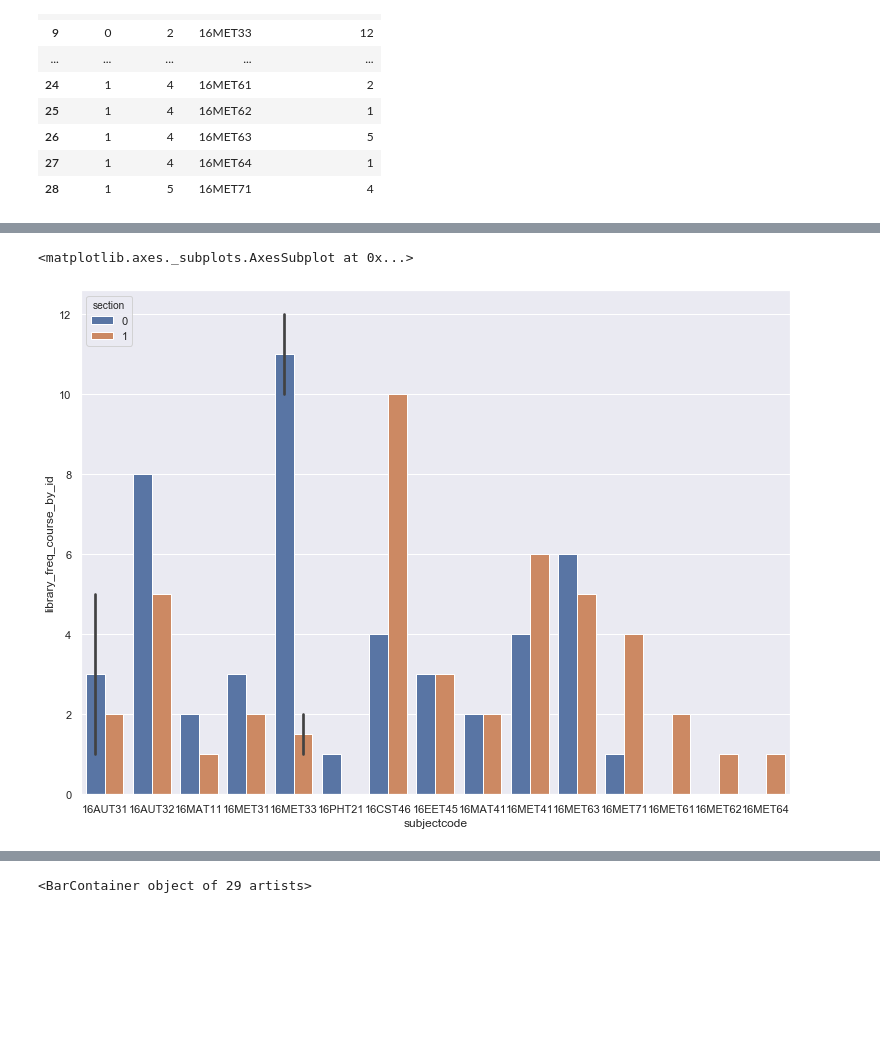
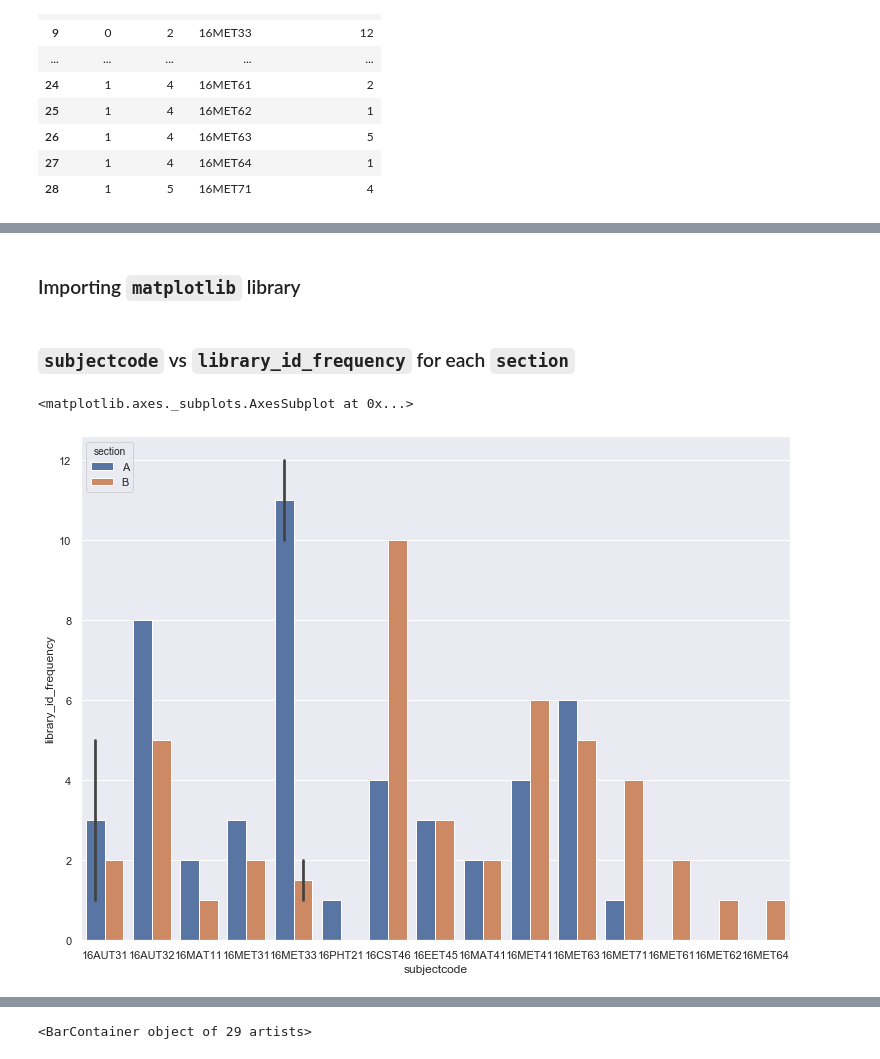
Before and after one commit to ShyamGurunath/Library_Project, a Jupyter notebook: docs/source/batch17.ipynb, the cells around one changed output, grey strips where cells are left out. Cells and saved outputs as stored; diff of their text form; code cells hidden in the pictures; blank space fills up the shorter version.

````diff
--- a/docs/source/batch17.ipynb
+++ b/docs/source/batch17.ipynb
@@ -61,2 +63,0 @@ def exam_cell_clean(data,sub_code):
-# %%
-exam = exam_cell_clean(exam_cell,sub_code)
@@ -175,11 +166,6 @@ new_lib
 # %%
 def mean_score(lib_data,exam_data):
     class_mean_per_sem = pd.DataFrame()
-    # class_mean_per_sem['mean_score_sec'] = exam_data.groupby(['section','semester','subjectcode'])['total'].mean()
     class_mean_per_sem['library_id_frequency'] = lib_data.groupby(['section','semester','subjectcode'])['id'].count()
     class_mean_per_sem.reset_index(inplace=True)
-    course_mean_per_sem = pd.DataFrame()
-    # course_mean_per_sem['course_mean_score'] = exam_data.groupby(['section','semester','subjectcode'])['total'].mean()
-    course_mean_per_sem['library_freq_course_by_id'] = lib_data.groupby(['section','semester','subjectcode'])['id'].count()
-    course_mean_per_sem.reset_index(inplace=True)
-    return class_mean_per_sem,course_mean_per_sem
+    return class_mean_per_sem
@@ -186,5 +174,5 @@ def mean_score(lib_data,exam_data):
 # %%
-class_mean_score,course_mean_score = mean_score(lib_data=new_lib,exam_data=exam)
+class_mean_score = mean_score(lib_data=new_lib,exam_data=exam)
 # %%
 class_mean_score
 # %% [output]
@@ -208,3 +198,3 @@ class_mean_score
 # %%
-course_mean_score['section'].replace(to_replace=0,value='A',inplace=True)
-course_mean_score['section'].replace(to_replace=1,value='B',inplace=True)
+class_mean_score['section'].replace(to_replace=0,value='A',inplace=True)
+class_mean_score['section'].replace(to_replace=1,value='B',inplace=True)
@@ -211,7 +221,11 @@ course_mean_score['section'].replace(to_replace=1,value='B',inplace=True)
+# %% [markdown]
+### Importing ```matplotlib``` library
 # %%
 import matplotlib.pyplot as plt
+# %% [markdown]
+### ```subjectcode``` vs ```library_id_frequency``` for each ```section```
 # %%
-sns.barplot(course_mean_score['subjectcode'],course_mean_score['library_freq_course_by_id'],hue='section',data=course_mean_score)
+sns.barplot(class_mean_score['subjectcode'],class_mean_score['library_id_frequency'],hue='section',data=class_mean_score,orient='v')
 # %% [output]
 <matplotlib.axes._subplots.AxesSubplot at 0x...>
-[figure, old version]
+[figure, new version]
````
Also changed, not shown: parts of 21 cells of this notebook, 2 other files.
